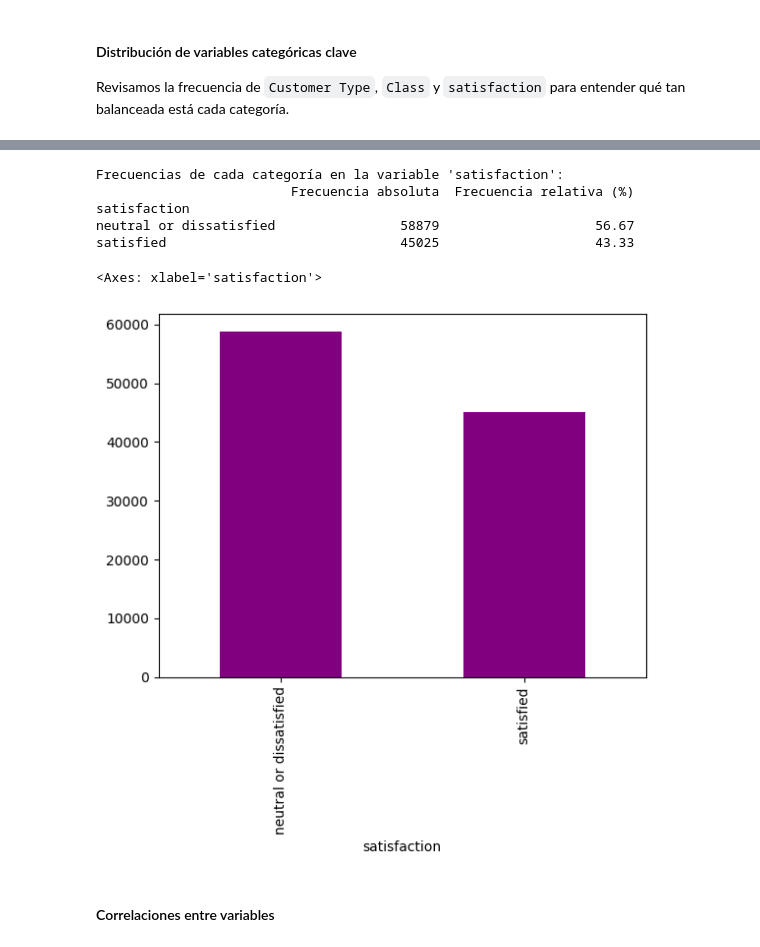
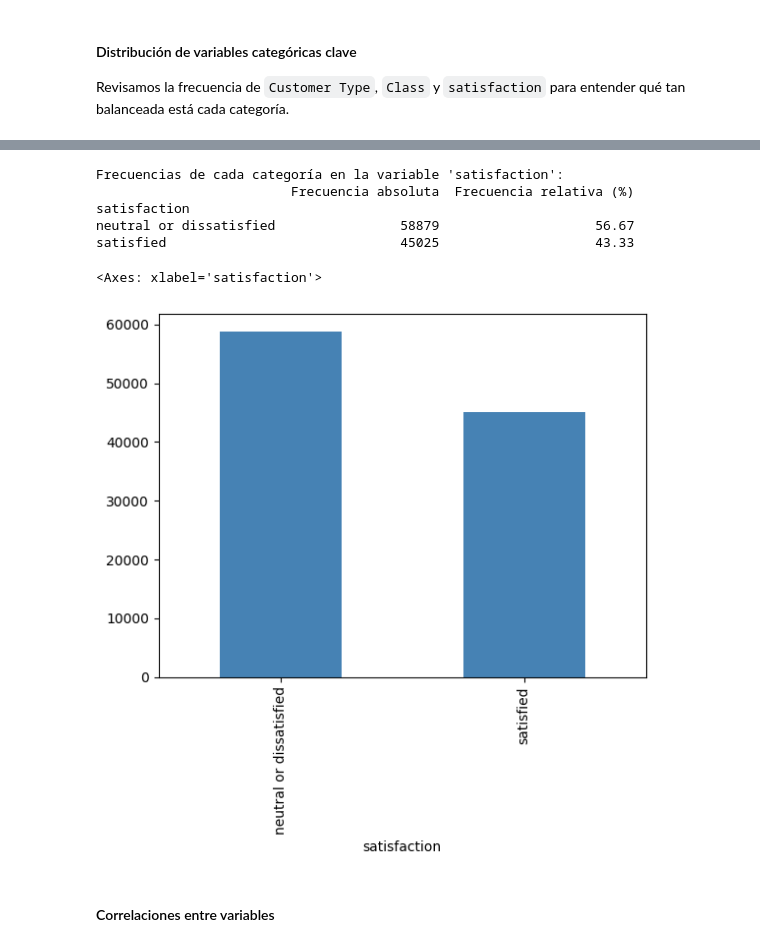
Before and after one commit to FIUBA-Posgrado-Inteligencia-Artificial/aprMaqI_CEIA, a Jupyter notebook: trabajo_practico/desarrollo.ipynb, the cells around one changed output, grey strips where cells are left out. Saved outputs shown, nothing was run; the diff lists cells and outputs as text; code cells hidden in the pictures.

```diff
--- a/trabajo_practico/desarrollo.ipynb
+++ b/trabajo_practico/desarrollo.ipynb
@@ -401,14 +407,14 @@ Eco Plus                 7494                     7.21
 # %%
 freq, freq_rel = get_frecuency(df_analysis, "satisfaction")
-freq.plot(kind='bar', color='purple')
+freq.plot(kind='bar', color='steelblue')
 # %% [output]
 Frecuencias de cada categoría en la variable 'satisfaction':
                          Frecuencia absoluta  Frecuencia relativa (%)
 satisfaction
 neutral or dissatisfied                58879                    56.67
 satisfied                              45025                    43.33
 <Axes: xlabel='satisfaction'>
-[figure, old version]
+[figure, new version]
 # %% [markdown]
 #### Correlaciones entre variables
 # %%
```
Also changed, not shown: parts of 33 cells of this notebook.
